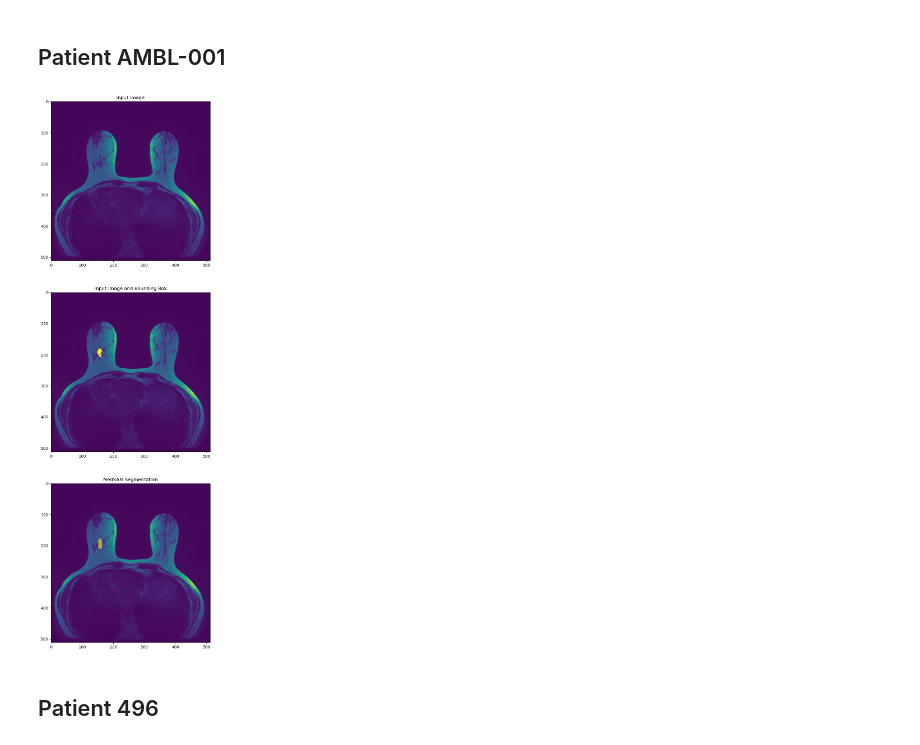
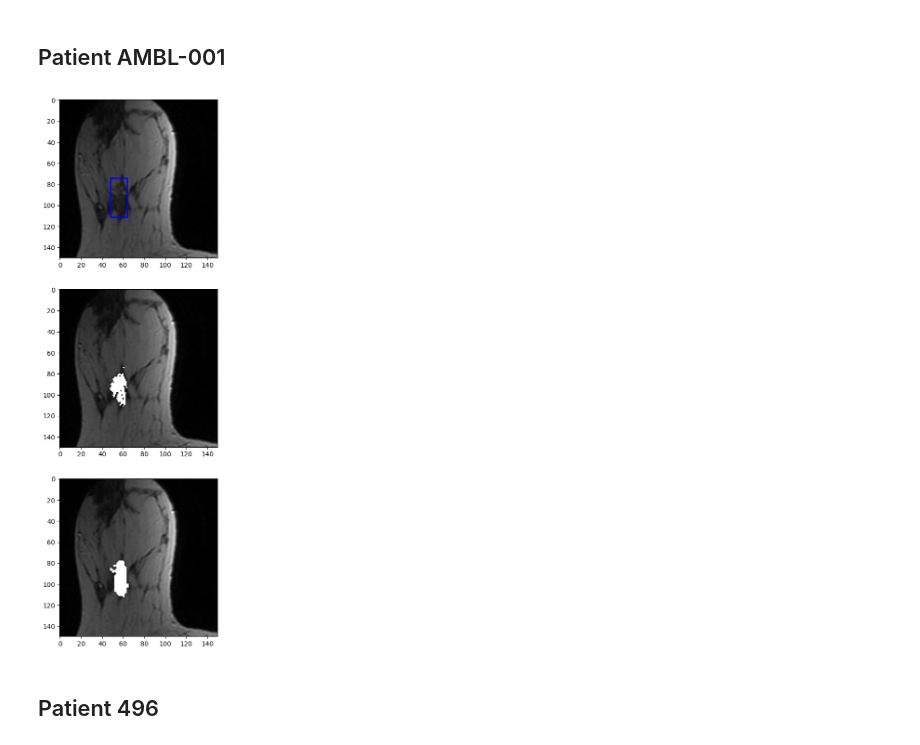
Before and after one commit to bendico765/MRI-Breast, a Jupyter notebook: MedSAM.ipynb, the cells around one changed output. Cells and saved outputs as stored; diff of their text form; code cells hidden in the pictures.

```diff
--- a/MedSAM.ipynb
+++ b/MedSAM.ipynb
@@ -170,42 +156,51 @@ Sam(
 # %% [markdown]
 ## Patient AMBL-001
+# %%
+patient_index = 0
+z = 83
+
+v = np.load(df.at[patient_index, "Roi mask Filepath"])
+img_slice = get_3d_shape(read_dicomdir(df.at[patient_index, "Registered Ax T2 FSE path"]))[z]
+mask_slice = v[z]
+pixel_spacing = df.at[patient_index, "Pixel Spacing"]
+non_zero_indices = np.argwhere(mask_slice != 0)
+
+# segmentation box
+seg_box = np.array([[
+    min(non_zero_indices[:,1]), # x_0
+    min(non_zero_indices[:,0]), # y_0
+    max(non_zero_indices[:,1]), # x_1
+    max(non_zero_indices[:,0])  # y_1
+]])
+
+# compute medsam segmentation
+medsam_seg = get_medsam_seg(medsam_model, img_slice, seg_box)
 # %%
-patient_index = 0
-z = 83
-
-v = np.load(df.at[patient_index, "Numpy Filepath"])
-img_slice = get_3d_shape(read_dicomdir(df.at[patient_index, "Registered Ax T2 FSE path"]))[z]
-mask_slice = v[z]
-pixel_spacing = df.at[patient_index, "Pixel Spacing"]
-non_zero_indices = np.argwhere(mask_slice != 0)
-
-seg_box = np.array([[
-    min(non_zero_indices[:,1]), # x_0
-    min(non_zero_indices[:,0]), # y_0
-    max(non_zero_indices[:,1]), # x_1
-    max(non_zero_indices[:,0])  # y_1
+bounding_box = np.array([[
+    min(non_zero_indices[:,1]) - 100, # x_0
+    min(non_zero_indices[:,0]) - 100, # y_0
+    max(non_zero_indices[:,1]) - 100, # x_1
+    max(non_zero_indices[:,0]) - 100 # y_1
 ]])
 
-medsam_seg = get_medsam_seg(medsam_model, img_slice, seg_box)
+#%% visualize results
+fig, ax = plt.subplots(3, 1, figsize=(10, 15))
+ax[0].imshow(img_slice[100:250, 100:250], cmap=plt.cm.gray)
+show_box(bounding_box[0], ax[0])
+#ax[0].set_title("Input Image")
 
-#%% visualize results
-fig, ax = plt.subplots(3, 1, figsize=(25, 25))
-ax[0].imshow(img_slice)
-ax[0].set_title("Input Image")
+ax[1].imshow(img_slice[100:250, 100:250], cmap=plt.cm.gray)
+ax[1].imshow(mask_slice[100:250, 100:250], alpha= (mask_slice[100:250, 100:250] != 0).astype(float), cmap=plt.cm.gray)
+#ax[1].set_title("Input Image and Bounding Box")
 
-ax[1].imshow(img_slice)
-ax[1].imshow(mask_slice, alpha= (mask_slice != 0).astype(float))
-show_box(seg_box[0], ax[1])
-ax[1].set_title("Input Image and Bounding Box")
+ax[2].imshow(img_slice[100:250, 100:250], cmap=plt.cm.gray)
+show_mask(medsam_seg[100:250, 100:250], ax[2])
+#ax[2].set_title("MedSAM Segmentation")
 
-ax[2].imshow(img_slice)
-show_mask(medsam_seg, ax[2])
-#show_box(box_np[0], ax[1])
-ax[2].set_title("MedSAM Segmentation")
-
-plt.show()
+#plt.show()
+plt.savefig("/media/bendico765/Crucial X9/MRI Lesions/figures/medsam_overview")
 # %% [output]
-[figure, old version]
+[figure, new version]
 # %% [markdown]
 ## Patient 496
 # %%
```
Also changed, not shown: parts of 8 cells of this notebook, 4 other files.
